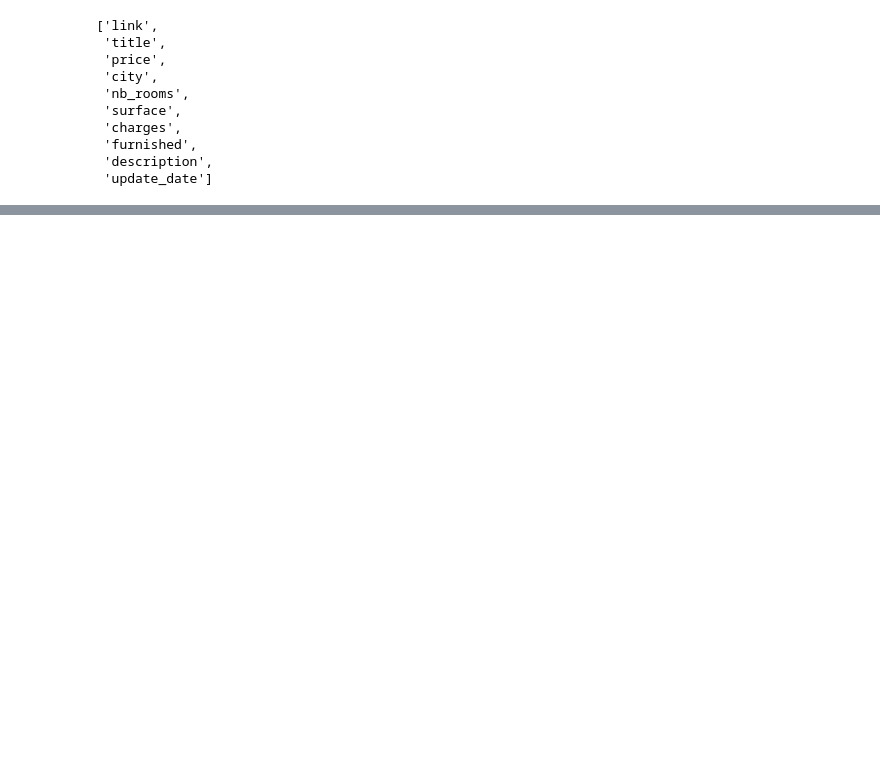
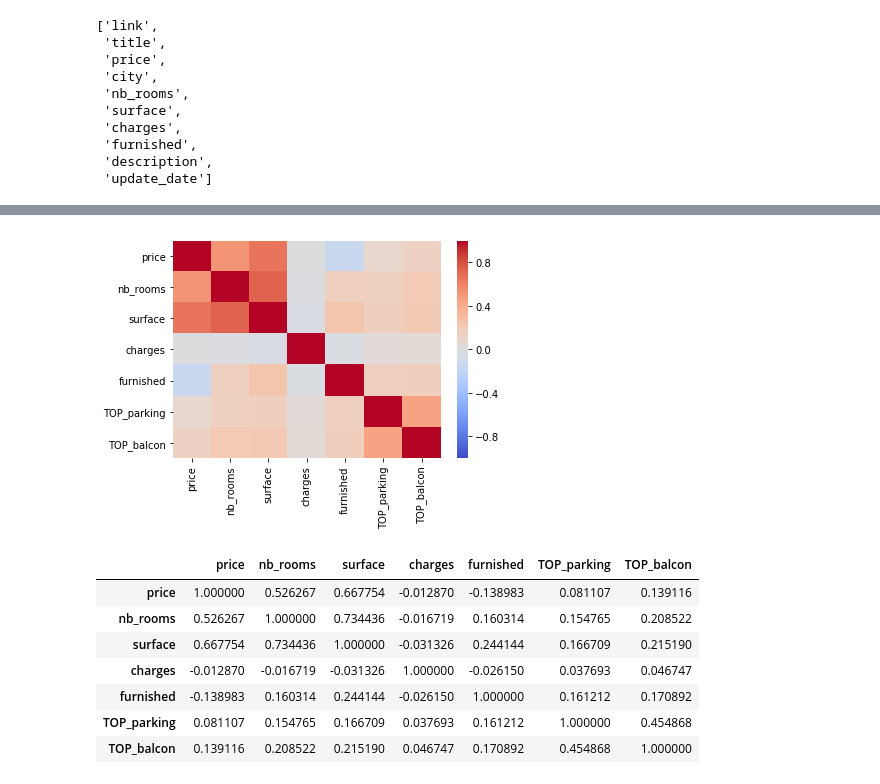
Before and after one commit to Rhesous/Scrapping_example_LBC, a Jupyter notebook: Rent quick analysis in Lyon.ipynb, the cells around one changed output, grey strips where cells are left out. Drawn from its saved outputs; the diff is of its cells as text; code cells hidden in the pictures; blank space fills up the shorter version.

```diff
--- a/Rent quick analysis in Lyon.ipynb
+++ b/Rent quick analysis in Lyon.ipynb
@@ -40,0 +128,27 @@ df.loc[df.surface == 1,"surface"] = None
+# %%
+from sklearn import preprocessing
+le = preprocessing.LabelEncoder()
+df2=df.drop(["link","title","description","update_date"],axis=1).copy().dropna()
+for x in df2.columns:
+    if df2[x].dtypes=='object':
+        df2[x]=le.fit_transform(df2[x])
+
+corr = df2.corr()
+sns.heatmap(corr,
+            xticklabels=corr.columns.values,
+            yticklabels=corr.columns.values,
+            cmap="coolwarm",
+           vmin = -1, vmax =1)
+plt.show()
+display(corr)
+del df2
+# %% [output]
+[figure, added]
+|  | price | nb_rooms | surface | charges | furnished | TOP_parking | TOP_balcon |
+| price | 1.000000 | 0.526267 | 0.667754 | -0.012870 | -0.138983 | 0.081107 | 0.139116 |
+| nb_rooms | 0.526267 | 1.000000 | 0.734436 | -0.016719 | 0.160314 | 0.154765 | 0.208522 |
+| surface | 0.667754 | 0.734436 | 1.000000 | -0.031326 | 0.244144 | 0.166709 | 0.215190 |
+| charges | -0.012870 | -0.016719 | -0.031326 | 1.000000 | -0.026150 | 0.037693 | 0.046747 |
+| furnished | -0.138983 | 0.160314 | 0.244144 | -0.026150 | 1.000000 | 0.161212 | 0.170892 |
+| TOP_parking | 0.081107 | 0.154765 | 0.166709 | 0.037693 | 0.161212 | 1.000000 | 0.454868 |
+| TOP_balcon | 0.139116 | 0.208522 | 0.215190 | 0.046747 | 0.170892 | 0.454868 | 1.000000 |
```
Also changed, not shown: parts of 32 cells of this notebook, 3 other files.
